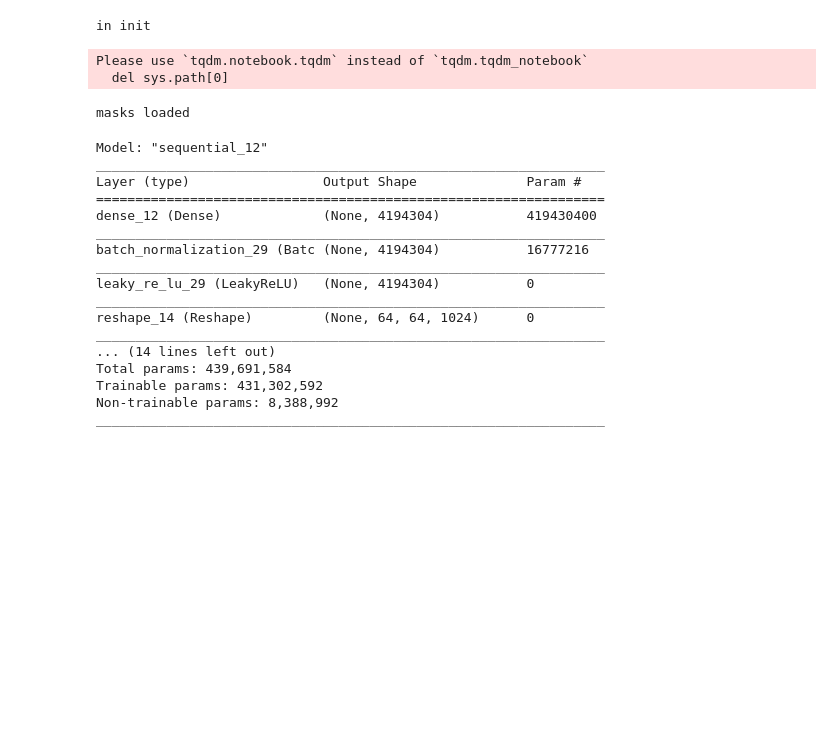
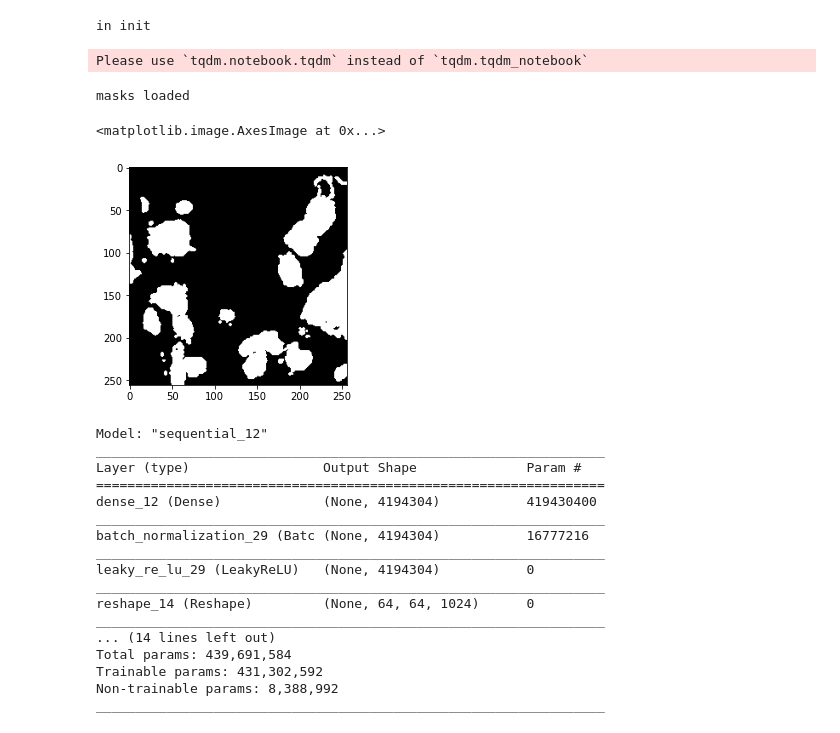
Before and after one commit to nstovring/WholeCellSegmentation, a Jupyter notebook: Scripts/GAN.ipynb, the cells around one changed output. Saved outputs shown, nothing was run; the diff lists cells and outputs as text; code cells hidden in the pictures; blank space fills up the shorter version.

```diff
--- a/Scripts/GAN.ipynb
+++ b/Scripts/GAN.ipynb
@@ -18,35 +19,51 @@ from IPython import display
 # %% [output]
 in init
 # %%
-def load_data(path, Quadruple=False):
+def simpleTreshold(img, tresh):
+
+    for x in range(len(img)):
+        for y in range(len(img)):
+            #print(img[x][y])
+            if img[x][y] > tresh: # above treshold set to 1
+                img[x][y] = 1
+            else:
+                img[x][y] = 0
+    return img
+
+
+def load_data(path):
 
     im_height = 256
     im_width = 256
 
     # for masks
-    mask_path = path+"/Masks"
+    mask_path = path+"/Masks/"
     Y = np.zeros((len(os.listdir("../"+mask_path)), im_height, im_width, 1), dtype=np.float32)
+    _ids = os.listdir("../"+mask_path)
 
-    _Y = ut.loadImages(mask_path)
-    _Y = ut.grayscaleImages(_Y)
-    _Y = ut.thresholdImages(_Y)
-    for i, id_ in tqdm_notebook(enumerate(_Y),total=len(_Y)):
-        #Y[i] = cv2.resize(Y[i],(256,256))
-        #Y[i] = Y[i].astype(np.float32)
-        _img = img_to_array(_Y[i])
+    for i, id_ in tqdm_notebook(enumerate(_ids),total=len(_ids)):
+        _img = load_img("../"+mask_path+_ids[i], color_mode="grayscale")
+
+        _img = img_to_array(_img)
+
         y_img = resize(_img, (256, 256, 1))
+        y_img = simpleTreshold(y_img,0.1)
         Y[i, ..., 0] = y_img.squeeze() / 255
 
     print("masks loaded")
 
     return Y
 
-path_data = "/Data"
-Y = load_data(path_data, Quadruple=False)
+path_data = "Data"
+Y = load_data(path_data)
 # %% [output]
 Please use `tqdm.notebook.tqdm` instead of `tqdm.tqdm_notebook`
-  del sys.path[0]
 masks loaded
+# %%
+plt.imshow(Y[16], cmap="gray")
+# %% [output]
+<matplotlib.image.AxesImage at 0x...>
+[figure, added]
 # %%
 #(train_images, train_labels), (_, _) = tf.keras.datasets.mnist.load_data()
 train_images = Y
```
Also changed, not shown: parts of 1 cell of this notebook.
